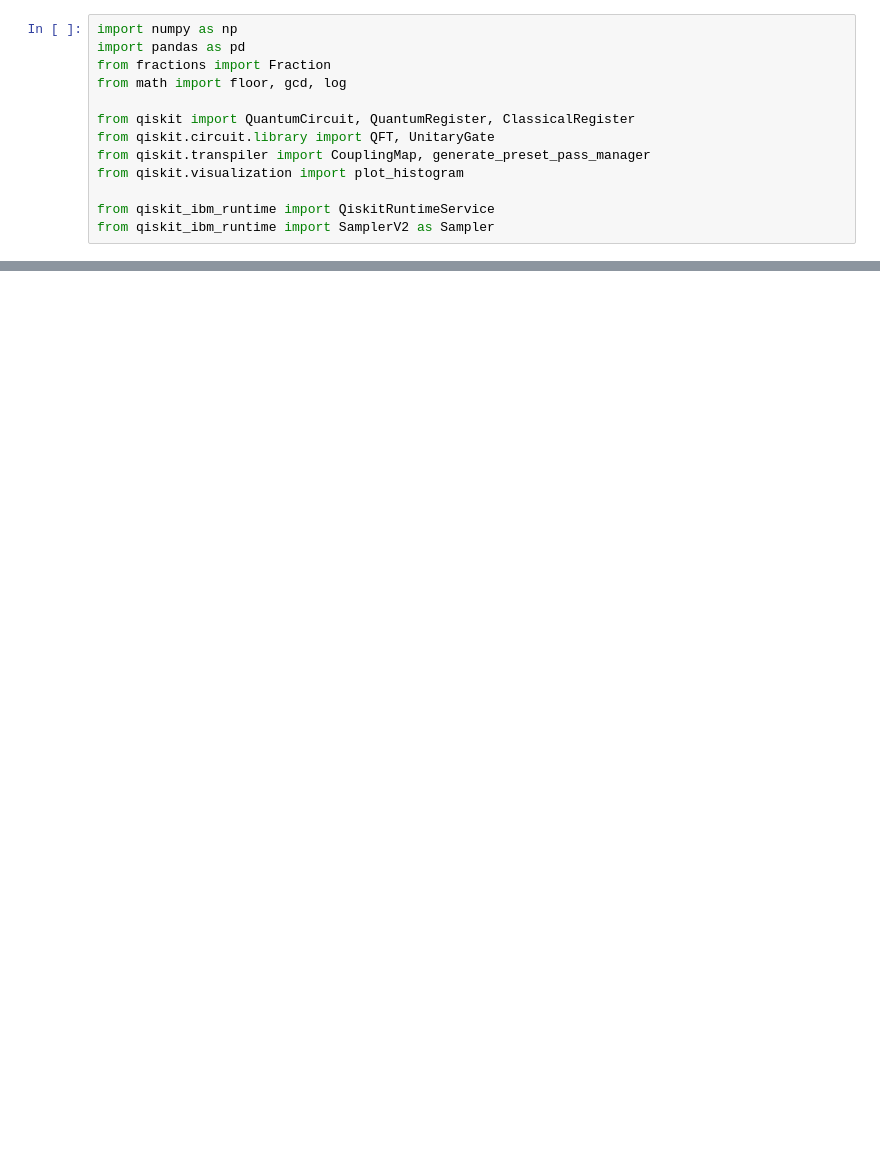
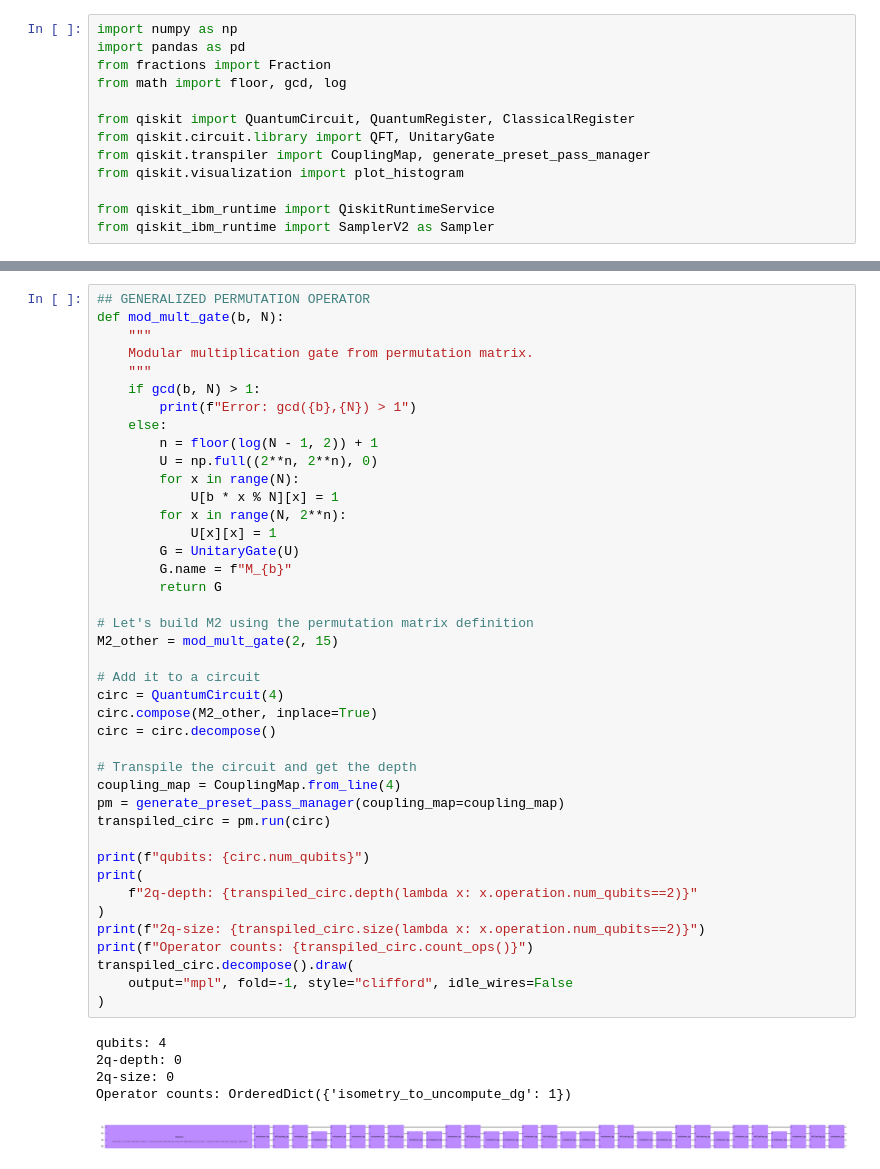
Before and after one commit to rhit-lucasja/shors-dlp, a Jupyter notebook: shorfac.ipynb, the cells around one changed output, grey strips where cells are left out. Saved outputs shown, nothing was run; the diff lists cells and outputs as text; blank space fills up the shorter version.

```diff
--- a/shorfac.ipynb
+++ b/shorfac.ipynb
@@ -60,0 +136,47 @@ circ.decompose(reps=1).draw(output="mpl", fold=-1)
+# %%
+## GENERALIZED PERMUTATION OPERATOR
+def mod_mult_gate(b, N):
+    """
+    Modular multiplication gate from permutation matrix.
+    """
+    if gcd(b, N) > 1:
+        print(f"Error: gcd({b},{N}) > 1")
+    else:
+        n = floor(log(N - 1, 2)) + 1
+        U = np.full((2**n, 2**n), 0)
+        for x in range(N):
+            U[b * x % N][x] = 1
+        for x in range(N, 2**n):
+            U[x][x] = 1
+        G = UnitaryGate(U)
+        G.name = f"M_{b}"
+        return G
+
+# Let's build M2 using the permutation matrix definition
+M2_other = mod_mult_gate(2, 15)
+
+# Add it to a circuit
+circ = QuantumCircuit(4)
+circ.compose(M2_other, inplace=True)
+circ = circ.decompose()
+
+# Transpile the circuit and get the depth
+coupling_map = CouplingMap.from_line(4)
+pm = generate_preset_pass_manager(coupling_map=coupling_map)
+transpiled_circ = pm.run(circ)
+
+print(f"qubits: {circ.num_qubits}")
+print(
+    f"2q-depth: {transpiled_circ.depth(lambda x: x.operation.num_qubits==2)}"
+)
+print(f"2q-size: {transpiled_circ.size(lambda x: x.operation.num_qubits==2)}")
+print(f"Operator counts: {transpiled_circ.count_ops()}")
+transpiled_circ.decompose().draw(
+    output="mpl", fold=-1, style="clifford", idle_wires=False
+)
+# %% [output]
+qubits: 4
+2q-depth: 0
+2q-size: 0
+Operator counts: OrderedDict({'isometry_to_uncompute_dg': 1})
+[figure, added]
```
Also changed, not shown: parts of 10 cells of this notebook.
